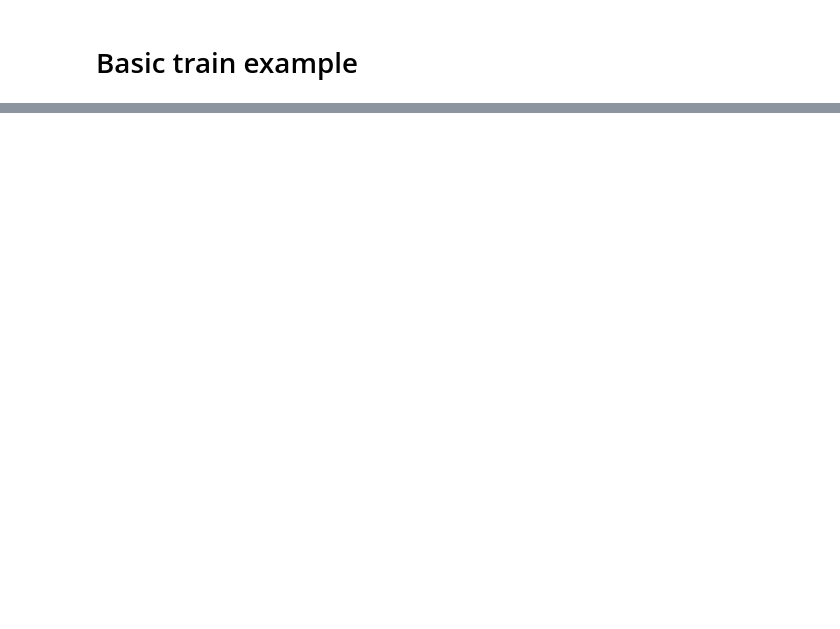
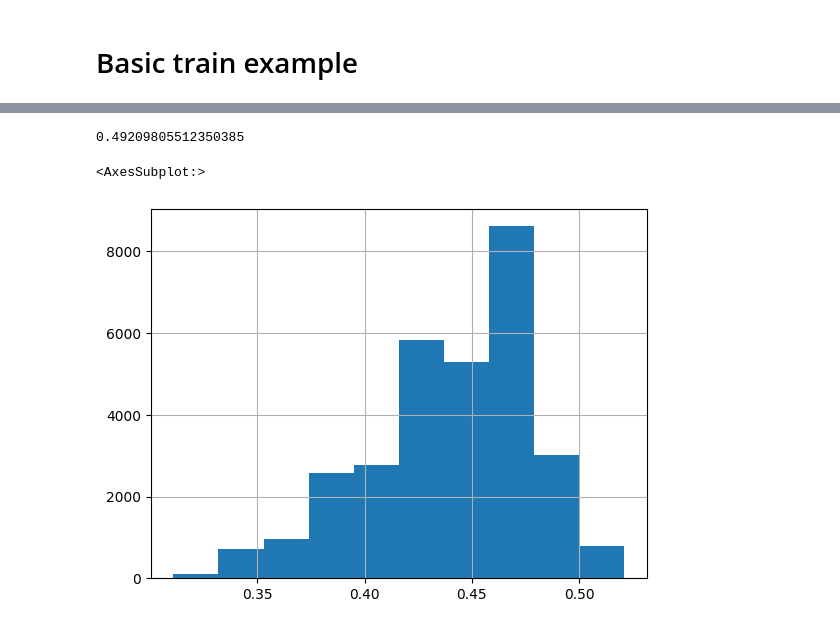
Before and after one commit to CopylaCopy/Ozon_marketplace, a Jupyter notebook: ozon_zozon.ipynb, the cells around one changed output, grey strips where cells are left out. Cells and saved outputs as stored; diff of their text form; code cells hidden in the pictures; blank space fills up the shorter version.

Commit message:
encoder model

```diff
--- a/ozon_zozon.ipynb
+++ b/ozon_zozon.ipynb
@@ -350,0 +396,17 @@ for epoch in tqdm(range(num_epochs)):
+# %%
+classif["cat3_grouped"] = classif["cat3"].apply(lambda x: x if cat3_counts[x] > 1000 else "rest")
+# %%
+
+from sklearn.model_selection import train_test_split
+
+X_train, X_test = train_test_split(
+    classif[['target', "variantid1", "variantid2", 'pic_dist_0_perc', 'cat3_grouped']],
+    test_size=0.1, random_state=42, stratify=classif[["target", "cat3_grouped"]]
+)
+
+y_test = X_test[["target", "variantid1", "variantid2" ]]
+X_test = X_test.drop(["target"], axis=1)
+
+y_train = X_train["target"]
+
+X_train = X_train.drop(["target", "variantid1", "variantid2"], axis=1)
@@ -350,0 +415,11 @@ for epoch in tqdm(range(num_epochs)):
+# %%
+model = CatBoostClassifier()
+
+model.fit(
+    X_train[['pic_dist_0_perc']], y_train,
+    plot=True,
+    verbose=True,
+    use_best_model=True,
+    early_stopping_rounds=50,
+    metric_period=100
+)
@@ -350,0 +482,13 @@ for epoch in tqdm(range(num_epochs)):
+# %%
+X_test["scores"] = model.predict_proba(X_test[['pic_dist_0_perc']])[:, 1]
+# %%
+pr_auc_macro_metr = pr_auc_macro(
+    target_df=y_test,
+    predictions_df=X_test,
+    prec_level=0.75,
+    cat_column="cat3_grouped"
+)
+
+pr_auc_macro_metr
+# %% [output]
+0.49209805512350385
@@ -350,0 +497,5 @@ for epoch in tqdm(range(num_epochs)):
+# %%
+X_test["scores"].hist()
+# %% [output]
+<AxesSubplot:>
+[figure, added]
```
Also changed, not shown: parts of 38 cells of this notebook.
